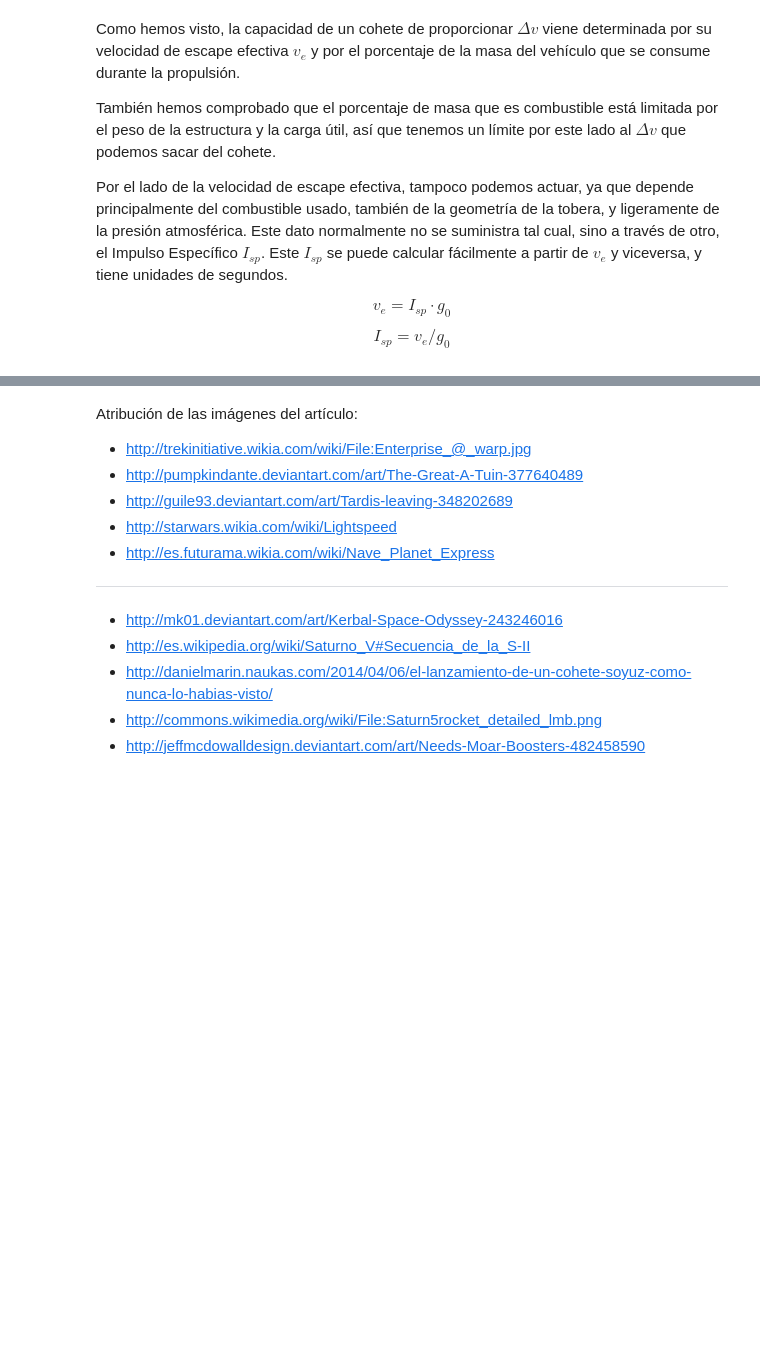
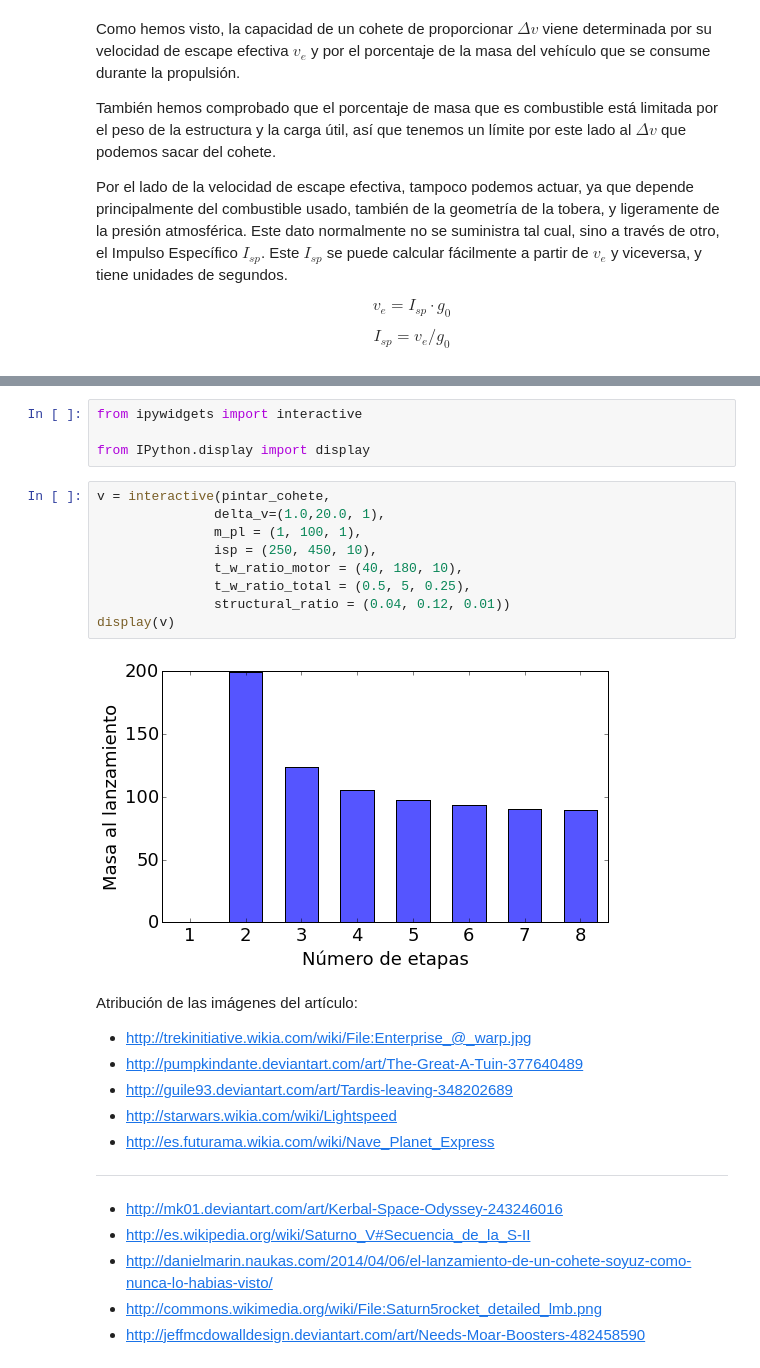
Before and after one commit to AunSiro/EcuacionCohete, a Jupyter notebook: La tiranía de la ecuación del cohete.ipynb, the cells around one changed output, grey strips where cells are left out. Cells and saved outputs as stored; diff of their text form; blank space fills up the shorter version.

```diff
--- a/La tiranía de la ecuación del cohete.ipynb
+++ b/La tiranía de la ecuación del cohete.ipynb
@@ -210,3 +343,18 @@ Cambiemos de ejemplo desde nuestro Ariane hasta otro gran icono de la astronáut
+# %%
+from ipywidgets import interactive
+
+from IPython.display import display
+# %%
+v = interactive(pintar_cohete,
+               delta_v=(1.0,20.0, 1),
+               m_pl = (1, 100, 1),
+               isp = (250, 450, 10),
+               t_w_ratio_motor = (40, 180, 10),
+               t_w_ratio_total = (0.5, 5, 0.25),
+               structural_ratio = (0.04, 0.12, 0.01))
+display(v)
+# %% [output]
+[figure, added]
 # %% [markdown]
 Atribución de las imágenes del artículo:
 - http://trekinitiative.wikia.com/wiki/File:Enterprise_@_warp.jpg
```
Also changed, not shown: parts of 16 cells of this notebook.
